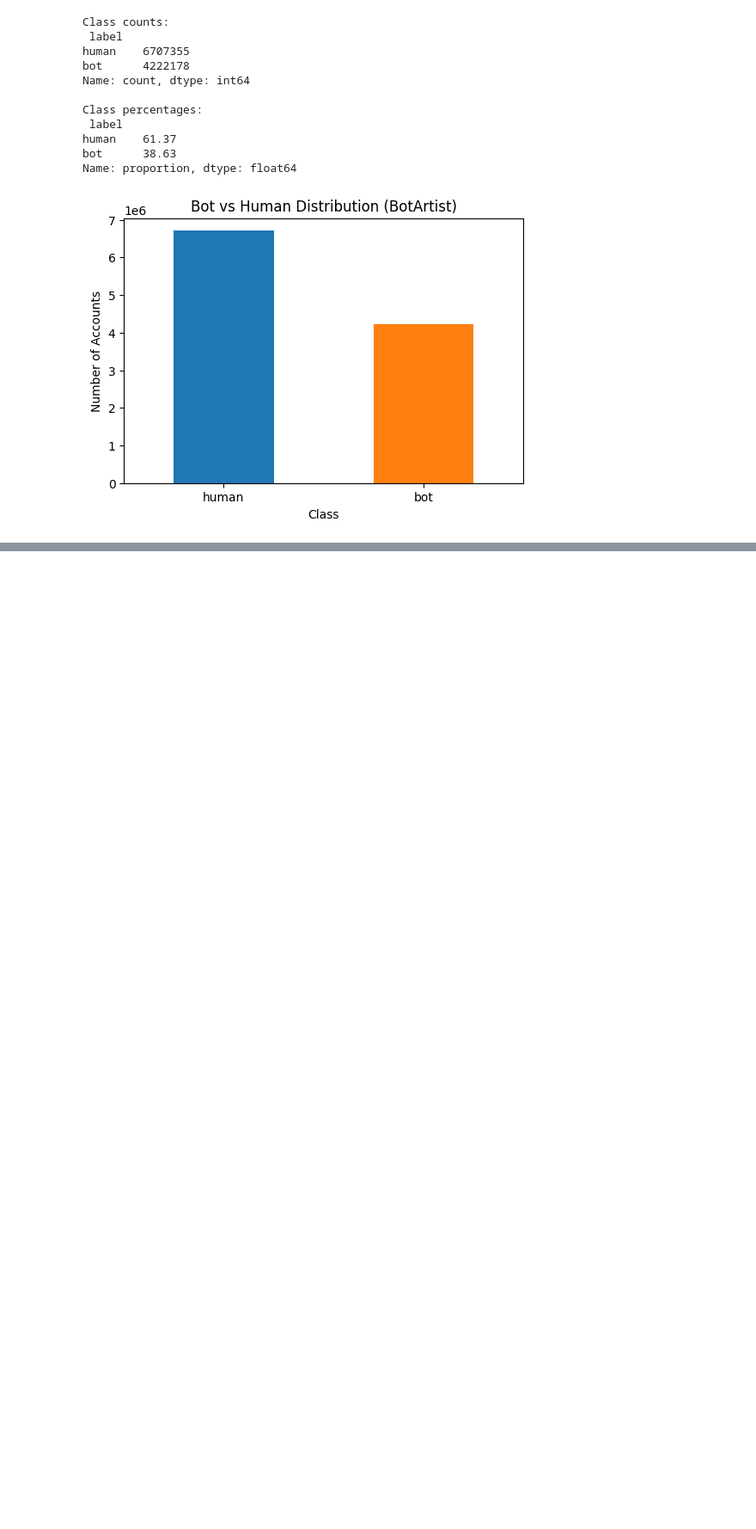
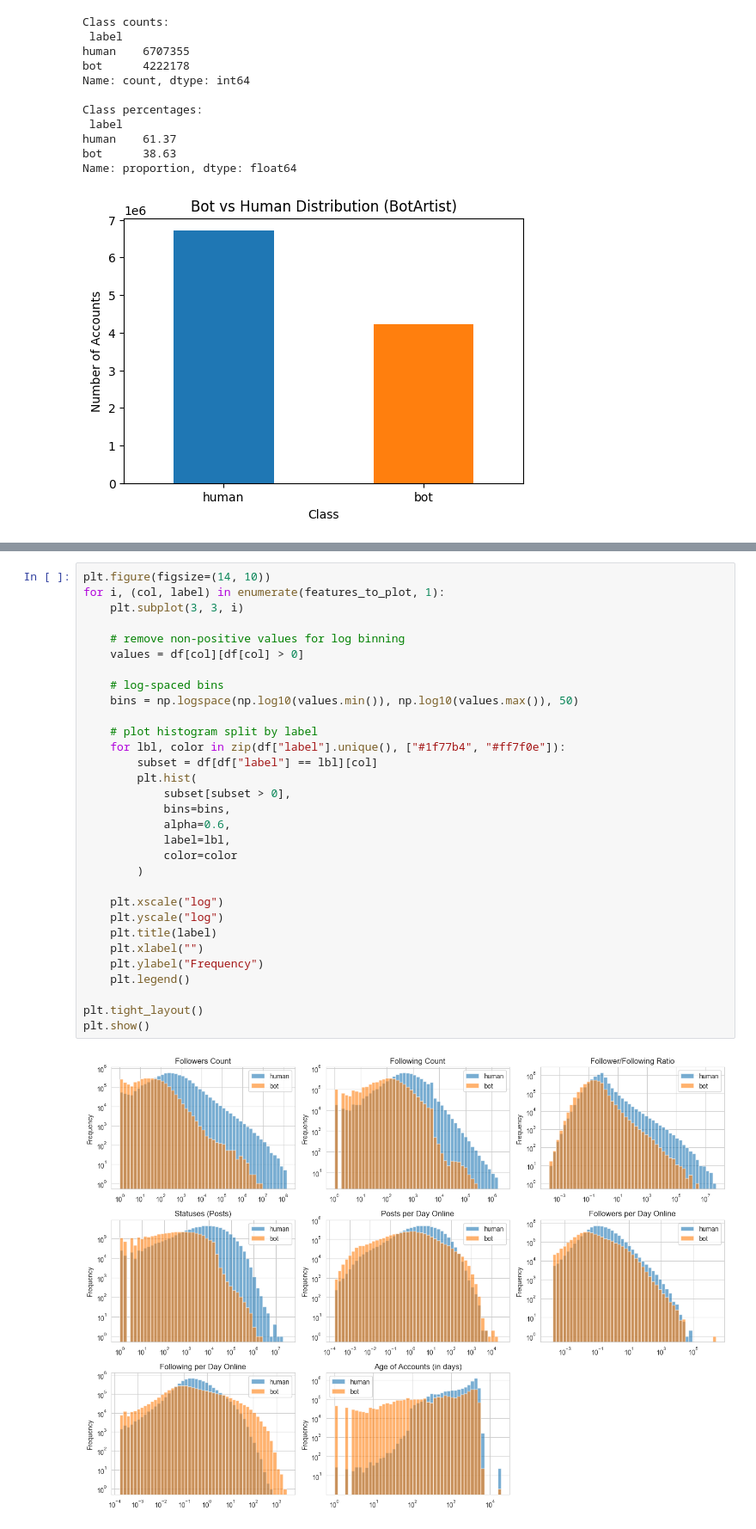
Before and after one commit to lucthiery/IDSP, a Jupyter notebook: 1_BotArtist.ipynb, the cells around one changed output, grey strips where cells are left out. Shown: that part at 86% size. Saved outputs shown, nothing was run; the diff lists cells and outputs as text; blank space fills up the shorter version.

```diff
--- a/1_BotArtist.ipynb
+++ b/1_BotArtist.ipynb
@@ -107,0 +199,33 @@ Name: proportion, dtype: float64
+# %%
+plt.figure(figsize=(14, 10))
+for i, (col, label) in enumerate(features_to_plot, 1):
+    plt.subplot(3, 3, i)
+
+    # remove non-positive values for log binning
+    values = df[col][df[col] > 0]
+
+    # log-spaced bins
+    bins = np.logspace(np.log10(values.min()), np.log10(values.max()), 50)
+
+    # plot histogram split by label
+    for lbl, color in zip(df["label"].unique(), ["#1f77b4", "#ff7f0e"]):
+        subset = df[df["label"] == lbl][col]
+        plt.hist(
+            subset[subset > 0],
+            bins=bins,
+            alpha=0.6,
+            label=lbl,
+            color=color
+        )
+
+    plt.xscale("log")
+    plt.yscale("log")
+    plt.title(label)
+    plt.xlabel("")
+    plt.ylabel("Frequency")
+    plt.legend()
+
+plt.tight_layout()
+plt.show()
+# %% [output]
+[figure, added]
```
Also changed, not shown: parts of 11 cells of this notebook, 2 other files.
